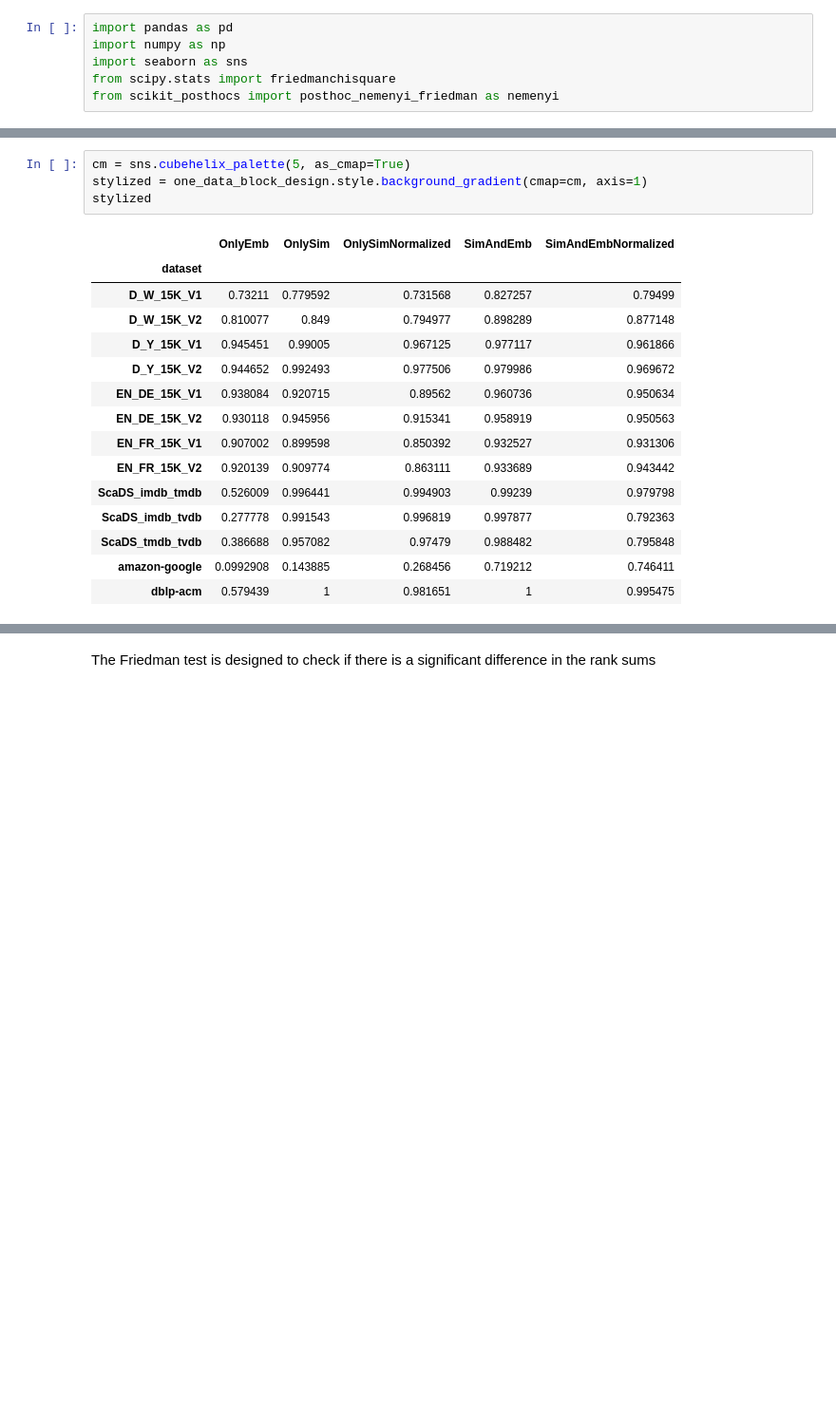
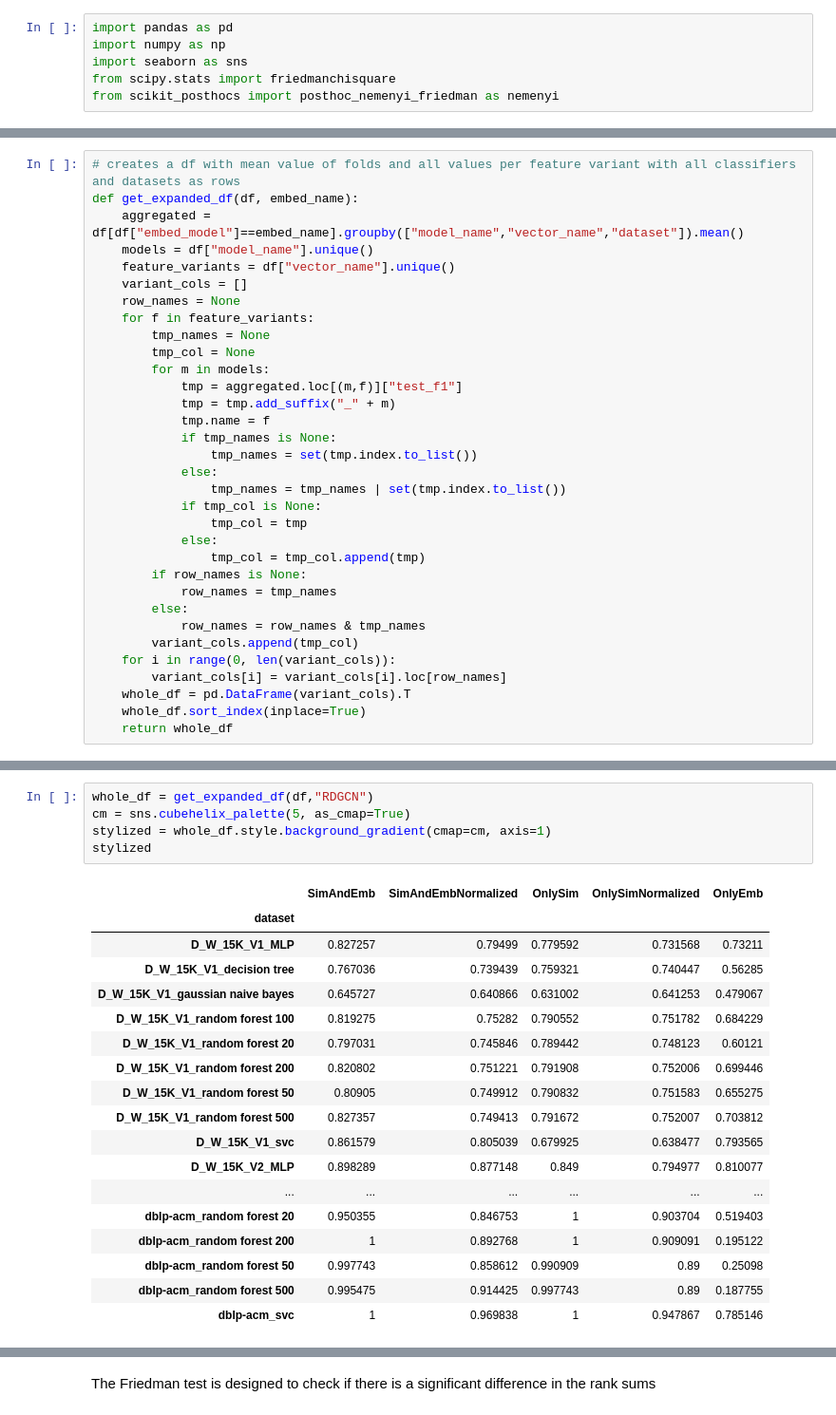
Before and after one commit to jonathanschuchart/eager, a Jupyter notebook: analysis/Statistics.ipynb, the cells around one changed output, grey strips where cells are left out. Shown at 95% size. Cells and saved outputs as stored; diff of their text form; blank space fills up the shorter version.

```diff
--- a/analysis/Statistics.ipynb
+++ b/analysis/Statistics.ipynb
@@ -30 +10,34 @@ df[df["dataset"] == "dblp-acm"]
+# %%
+# creates a df with mean value of folds and all values per feature variant with all classifiers and datasets as rows
+def get_expanded_df(df, embed_name):
+    aggregated = df[df["embed_model"]==embed_name].groupby(["model_name","vector_name","dataset"]).mean()
+    models = df["model_name"].unique()
+    feature_variants = df["vector_name"].unique()
+    variant_cols = []
+    row_names = None
+    for f in feature_variants:
+        tmp_names = None
+        tmp_col = None
+        for m in models:
+            tmp = aggregated.loc[(m,f)]["test_f1"]
+            tmp = tmp.add_suffix("_" + m)
+            tmp.name = f
+            if tmp_names is None:
+                tmp_names = set(tmp.index.to_list())
+            else:
+                tmp_names = tmp_names | set(tmp.index.to_list())
+            if tmp_col is None:
+                tmp_col = tmp
+            else:
+                tmp_col = tmp_col.append(tmp)
+        if row_names is None:
+            row_names = tmp_names
+        else:
+            row_names = row_names & tmp_names
+        variant_cols.append(tmp_col)
+    for i in range(0, len(variant_cols)):
+        variant_cols[i] = variant_cols[i].loc[row_names]
+    whole_df = pd.DataFrame(variant_cols).T
+    whole_df.sort_index(inplace=True)
+    return whole_df
 # %% [markdown]
@@ -42,20 +46,24 @@ one_data_block_design.columns = ['OnlyEmb','OnlySim','OnlySimNormalized','SimAnd
 # %%
+whole_df = get_expanded_df(df,"RDGCN")
 cm = sns.cubehelix_palette(5, as_cmap=True)
-stylized = one_data_block_design.style.background_gradient(cmap=cm, axis=1)
+stylized = whole_df.style.background_gradient(cmap=cm, axis=1)
 stylized
 # %% [output]
-|  | OnlyEmb | OnlySim | OnlySimNormalized | SimAndEmb | SimAndEmbNormalized |
+|  | SimAndEmb | SimAndEmbNormalized | OnlySim | OnlySimNormalized | OnlyEmb |
 | dataset |  |  |  |  |  |
-| D_W_15K_V1 | 0.73211 | 0.779592 | 0.731568 | 0.827257 | 0.79499 |
-| D_W_15K_V2 | 0.810077 | 0.849 | 0.794977 | 0.898289 | 0.877148 |
-| D_Y_15K_V1 | 0.945451 | 0.99005 | 0.967125 | 0.977117 | 0.961866 |
-| D_Y_15K_V2 | 0.944652 | 0.992493 | 0.977506 | 0.979986 | 0.969672 |
-| EN_DE_15K_V1 | 0.938084 | 0.920715 | 0.89562 | 0.960736 | 0.950634 |
-| EN_DE_15K_V2 | 0.930118 | 0.945956 | 0.915341 | 0.958919 | 0.950563 |
-| EN_FR_15K_V1 | 0.907002 | 0.899598 | 0.850392 | 0.932527 | 0.931306 |
-| EN_FR_15K_V2 | 0.920139 | 0.909774 | 0.863111 | 0.933689 | 0.943442 |
-| ScaDS_imdb_tmdb | 0.526009 | 0.996441 | 0.994903 | 0.99239 | 0.979798 |
-| ScaDS_imdb_tvdb | 0.277778 | 0.991543 | 0.996819 | 0.997877 | 0.792363 |
-| ScaDS_tmdb_tvdb | 0.386688 | 0.957082 | 0.97479 | 0.988482 | 0.795848 |
-| amazon-google | 0.0992908 | 0.143885 | 0.268456 | 0.719212 | 0.746411 |
-| dblp-acm | 0.579439 | 1 | 0.981651 | 1 | 0.995475 |
+| D_W_15K_V1_MLP | 0.827257 | 0.79499 | 0.779592 | 0.731568 | 0.73211 |
+| D_W_15K_V1_decision tree | 0.767036 | 0.739439 | 0.759321 | 0.740447 | 0.56285 |
+| D_W_15K_V1_gaussian naive bayes | 0.645727 | 0.640866 | 0.631002 | 0.641253 | 0.479067 |
+| D_W_15K_V1_random forest 100 | 0.819275 | 0.75282 | 0.790552 | 0.751782 | 0.684229 |
+| D_W_15K_V1_random forest 20 | 0.797031 | 0.745846 | 0.789442 | 0.748123 | 0.60121 |
+| D_W_15K_V1_random forest 200 | 0.820802 | 0.751221 | 0.791908 | 0.752006 | 0.699446 |
+| D_W_15K_V1_random forest 50 | 0.80905 | 0.749912 | 0.790832 | 0.751583 | 0.655275 |
+| D_W_15K_V1_random forest 500 | 0.827357 | 0.749413 | 0.791672 | 0.752007 | 0.703812 |
+| D_W_15K_V1_svc | 0.861579 | 0.805039 | 0.679925 | 0.638477 | 0.793565 |
+| D_W_15K_V2_MLP | 0.898289 | 0.877148 | 0.849 | 0.794977 | 0.810077 |
+| ... | ... | ... | ... | ... | ... |
+| dblp-acm_random forest 20 | 0.950355 | 0.846753 | 1 | 0.903704 | 0.519403 |
+| dblp-acm_random forest 200 | 1 | 0.892768 | 1 | 0.909091 | 0.195122 |
+| dblp-acm_random forest 50 | 0.997743 | 0.858612 | 0.990909 | 0.89 | 0.25098 |
+| dblp-acm_random forest 500 | 0.995475 | 0.914425 | 0.997743 | 0.89 | 0.187755 |
+| dblp-acm_svc | 1 | 0.969838 | 1 | 0.947867 | 0.785146 |
```
Also changed, not shown: parts of 27 cells of this notebook.
